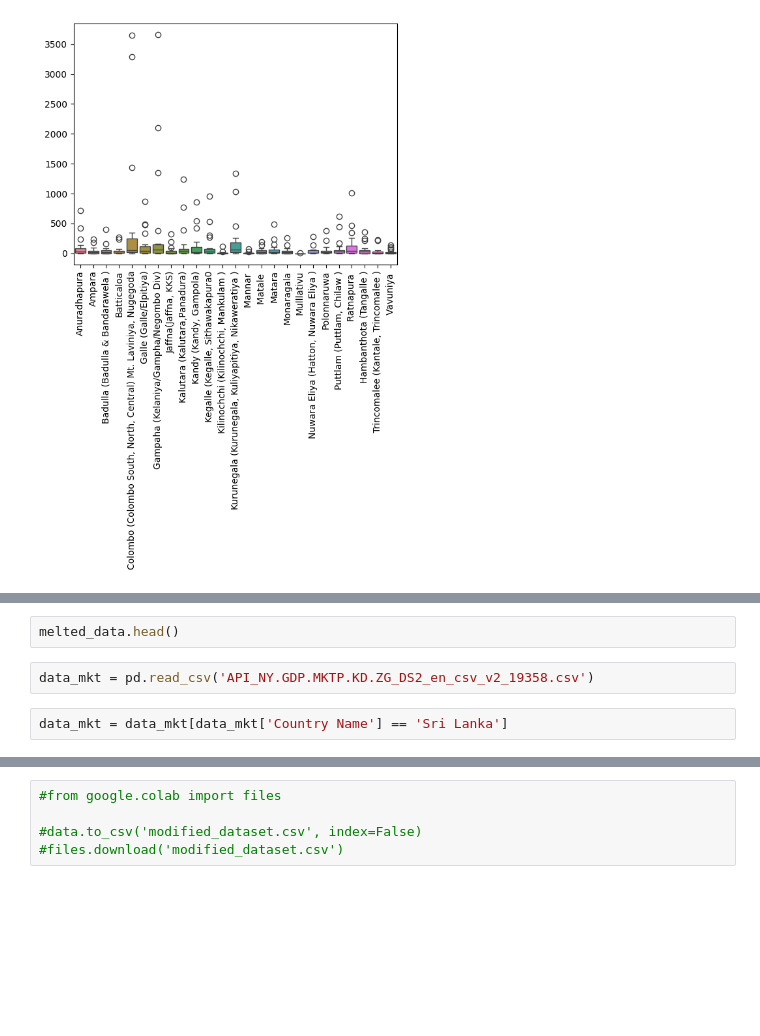
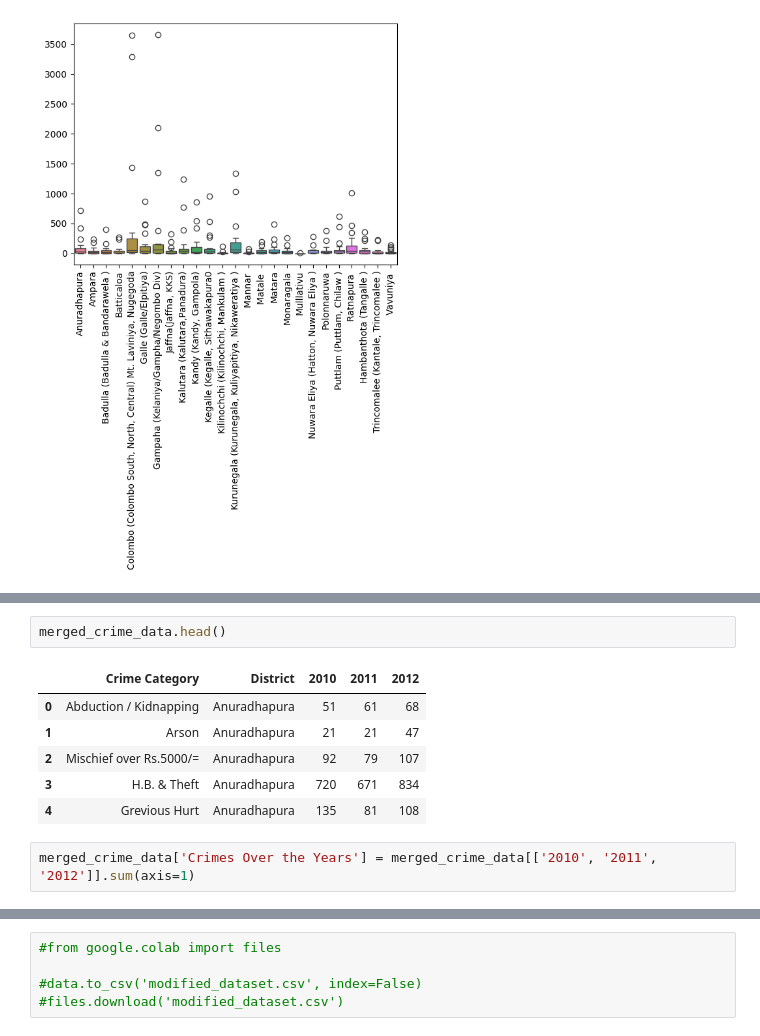
Before and after one commit to Sandanu87/DSPL_ICW, a Jupyter notebook: ICW_data_prep.ipynb, the cells around one changed output, grey strips where cells are left out. Cells and saved outputs as stored; diff of their text form; blank space fills up the shorter version.

```diff
--- a/ICW_data_prep.ipynb
+++ b/ICW_data_prep.ipynb
@@ -327,7 +344,12 @@ print(melted_data.head())
 # %%
-melted_data.head()
+merged_crime_data.head()
+# %% [output]
+|  | Crime Category | District | 2010 | 2011 | 2012 |
+| 0 | Abduction / Kidnapping | Anuradhapura | 51 | 61 | 68 |
+| 1 | Arson | Anuradhapura | 21 | 21 | 47 |
+| 2 | Mischief over Rs.5000/= | Anuradhapura | 92 | 79 | 107 |
+| 3 | H.B. & Theft | Anuradhapura | 720 | 671 | 834 |
+| 4 | Grevious Hurt | Anuradhapura | 135 | 81 | 108 |
-# %%
-data_mkt = pd.read_csv('API_NY.GDP.MKTP.KD.ZG_DS2_en_csv_v2_19358.csv')
-# %%
-data_mkt = data_mkt[data_mkt['Country Name'] == 'Sri Lanka']
+# %%
+merged_crime_data['Crimes Over the Years'] = merged_crime_data[['2010', '2011', '2012']].sum(axis=1)
 # %%
```
Also changed, not shown: parts of 17 cells of this notebook.
